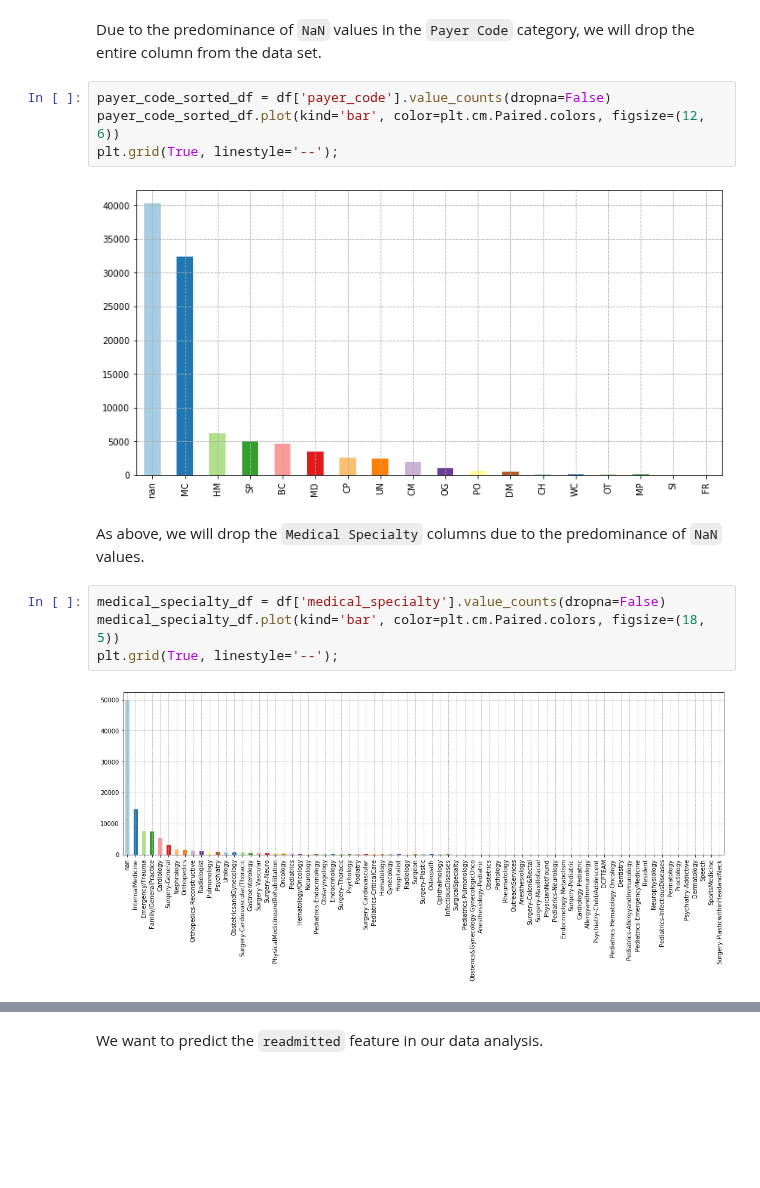
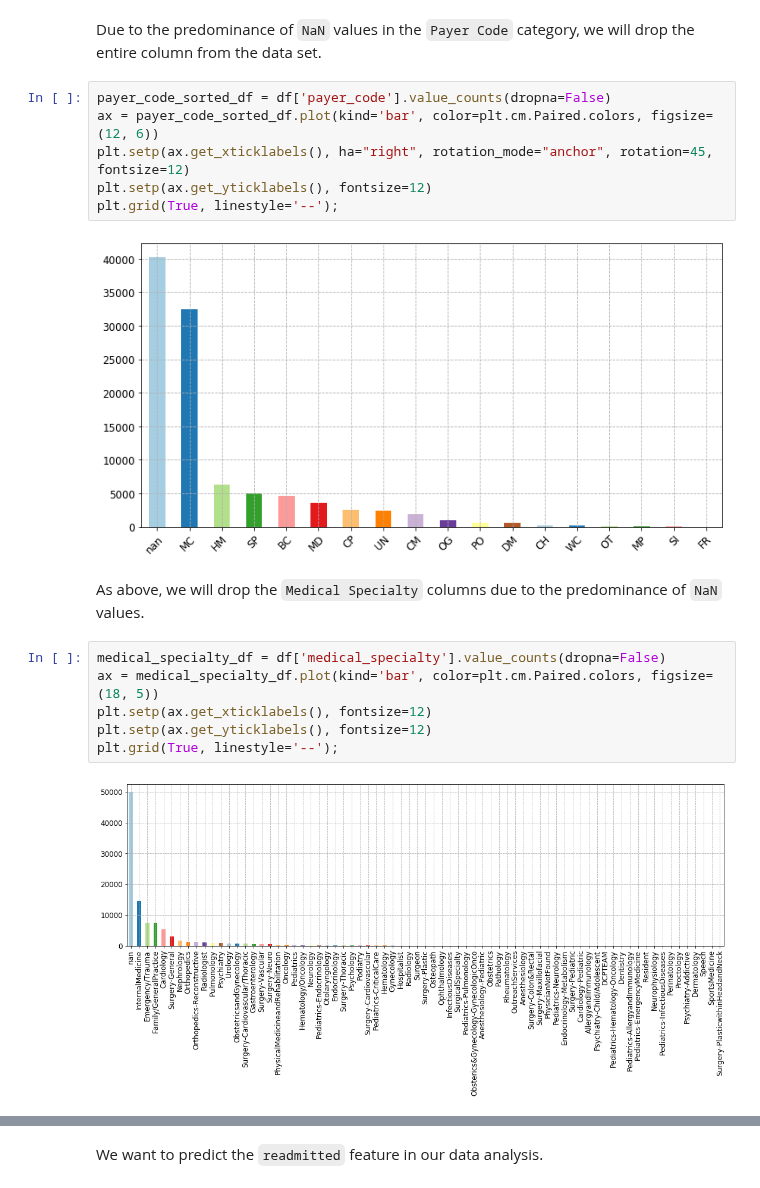
Before and after one commit to capac/kaggle-notebooks, a Jupyter notebook: diabetes-in-130-US-hospitals/1-data-preparation.ipynb, the cells around one changed output, grey strips where cells are left out. Drawn from its saved outputs; the diff is of its cells as text; blank space fills up the shorter version.

```diff
--- a/diabetes-in-130-US-hospitals/1-data-preparation.ipynb
+++ b/diabetes-in-130-US-hospitals/1-data-preparation.ipynb
@@ -171,17 +175,21 @@ plt.grid(True, linestyle='--');
 Due to the predominance of `NaN` values in the `Payer Code` category, we will drop the entire column from the data set.
 # %%
 payer_code_sorted_df = df['payer_code'].value_counts(dropna=False)
-payer_code_sorted_df.plot(kind='bar', color=plt.cm.Paired.colors, figsize=(12, 6))
+ax = payer_code_sorted_df.plot(kind='bar', color=plt.cm.Paired.colors, figsize=(12, 6))
+plt.setp(ax.get_xticklabels(), ha="right", rotation_mode="anchor", rotation=45, fontsize=12)
+plt.setp(ax.get_yticklabels(), fontsize=12)
 plt.grid(True, linestyle='--');
 # %% [output]
-[figure, old version]
+[figure, new version]
 # %% [markdown]
 As above, we will drop the `Medical Specialty` columns due to the predominance of `NaN` values.
 # %%
 medical_specialty_df = df['medical_specialty'].value_counts(dropna=False)
-medical_specialty_df.plot(kind='bar', color=plt.cm.Paired.colors, figsize=(18, 5))
+ax = medical_specialty_df.plot(kind='bar', color=plt.cm.Paired.colors, figsize=(18, 5))
+plt.setp(ax.get_xticklabels(), fontsize=12)
+plt.setp(ax.get_yticklabels(), fontsize=12)
 plt.grid(True, linestyle='--');
 # %% [output]
-[figure, old version]
+[figure, new version]
 # %%
 age_df = df['age'].value_counts(dropna=False)
```
Also changed, not shown: parts of 6 cells of this notebook.
